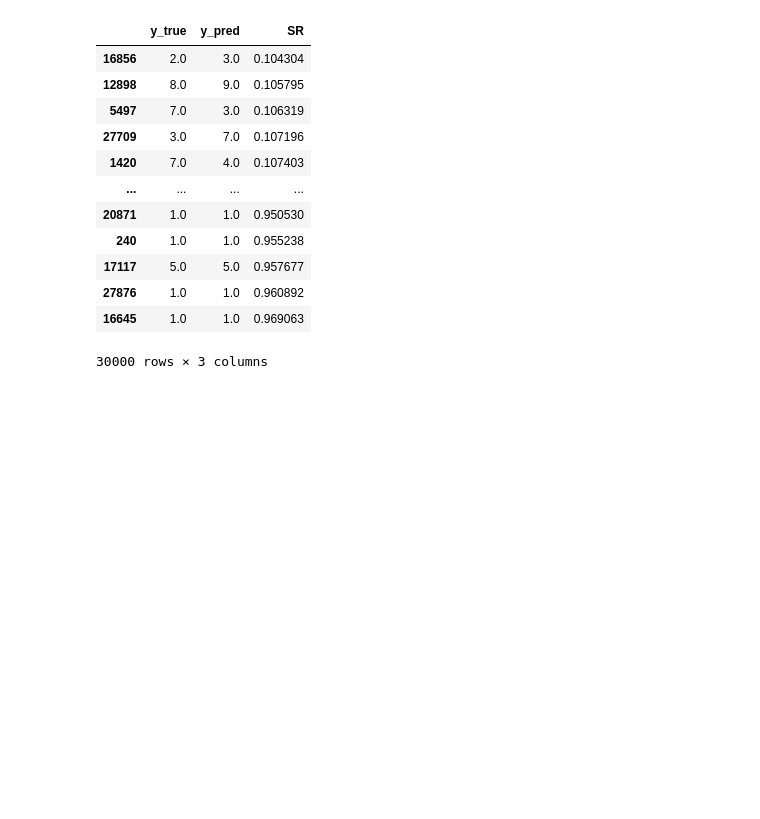
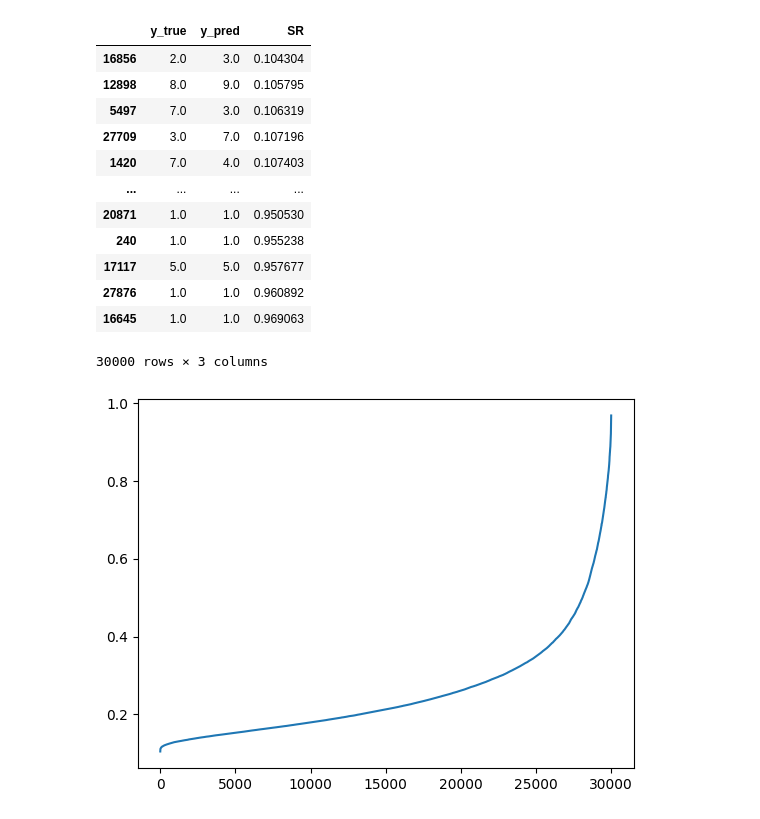
Before and after one commit to EmilienJemelen/selective-classification, a Jupyter notebook: CIFAR10/build_cifar10_classifier.ipynb, the cells around one changed output. Saved outputs shown, nothing was run; the diff lists cells and outputs as text; code cells hidden in the pictures; blank space fills up the shorter version.

```diff
--- a/vgg16_cifar10/build_cifar10_classifier.ipynb
+++ b/CIFAR10/build_cifar10_classifier.ipynb
@@ -172,3 +168,8 @@ sgr_set.sort_values('SR')
 | 27876 | 1.0 | 1.0 | 0.960892 |
 | 16645 | 1.0 | 1.0 | 0.969063 |
 30000 rows × 3 columns
+# %%
+plt.plot(list(sgr_set.sort_values('SR').SR))
+plt.show()
+# %% [output]
+[figure, added]
```
Also changed, not shown: parts of 2 cells of this notebook, 10 other files.
